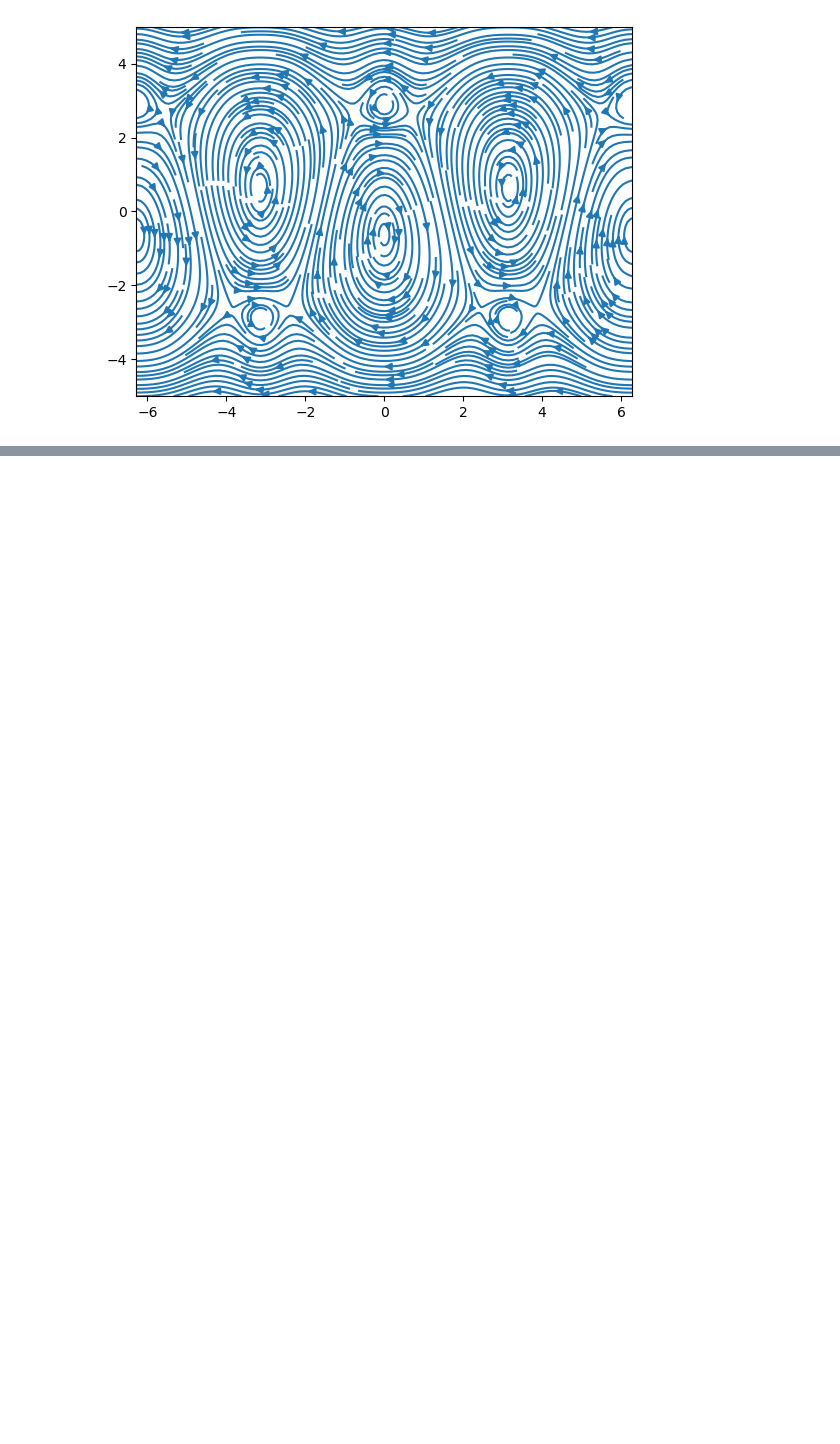
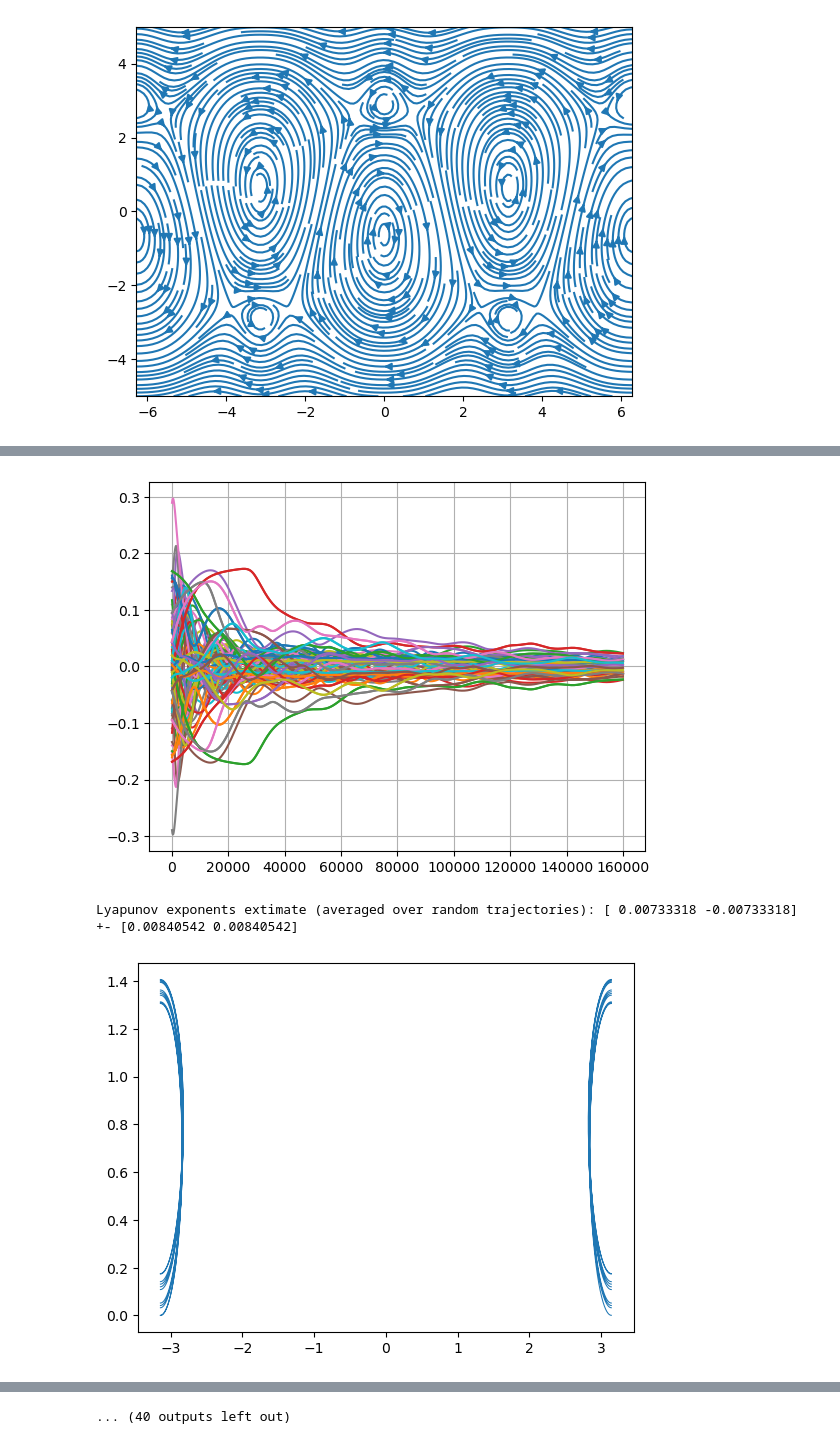
Before and after one commit to m-a-pianini/Dyna, a Jupyter notebook: experiments/samelson.ipynb, the cells around one changed output, grey strips where cells are left out. Drawn from its saved outputs; the diff is of its cells as text; code cells hidden in the pictures; blank space fills up the shorter version.

```diff
--- a/experiments/samelson.ipynb
+++ b/experiments/samelson.ipynb
@@ -116,0 +139,41 @@ Lyapunov exponent extimate (averaged over random trajectories): [ 0.01101411 -0.
+# %%
+# Second experiment: non-random condition
+
+# Define points
+flurry = jnp.concat([jnp.array([jnp.linspace(-jnp.pi, jnp.pi, 30), jnp.zeros(30)]).T,
+                     jnp.array([jnp.linspace(-jnp.pi/2, jnp.pi/2, 10), jnp.full(10, 2.75)]).T,
+                     jnp.array([jnp.linspace(-jnp.pi*3/2, -jnp.pi/2, 10), jnp.full(10, -2.75)]).T,
+                                ])
+t0_batch = jnp.zeros(len(flurry))
+
+# Build mappable function
+flurry_compute = make_batch_lyapunov_solver(flow=rhs, solver=solver, dt=dt, stepsize=stepsc, n_intervals=N_iters, burn_in=int(N_iters*burns))
+batched_lyap = jax.jit(
+    jax.vmap(flurry_compute, in_axes=(0, 0, None, None))
+)
+
+# Execute
+flurry_trajects, flurry_cum_lyaps = batched_lyap(flurry, t0_batch, pars, steps*dt)
+# %%
+# Plot and results
+for cum in flurry_cum_lyaps:
+    plt.plot(cum)
+plt.grid(True)
+plt.savefig(FIG_PATH + "Rand_lyaps.png")
+plt.show(cwd + '/samelson_lyap100.png')
+lyap_ext = flurry_cum_lyaps.mean(axis=0)[-1, :]
+lyap_std = flurry_cum_lyaps.std(axis=0)[-1, :]
+print(f"Lyapunov exponents extimate (averaged over random trajectories): {lyap_ext} +- {lyap_std}")
+
+# Trajectories
+flurry_trajects_trasp = np.transpose(flurry_trajects, axes=(0, -1, -2))
+#with plt.style.context('Solarize_Light2'):
+for traj in flurry_trajects_trasp:
+    plot_wrapped(*traj, linewidth=0.75)
+plt.grid(True)
+plt.savefig(FIG_PATH + "Rand_trajects.png", dpi=1500)
+plt.show()
+# %% [output]
+[figure, added]
+Lyapunov exponents extimate (averaged over random trajectories): [ 0.00733318 -0.00733318] +- [0.00840542 0.00840542]
+[figure, added]
@@ -116,0 +189 @@ Lyapunov exponent extimate (averaged over random trajectories): [ 0.01101411 -0.
+... (40 outputs left out)
```
Also changed, not shown: parts of 11 cells of this notebook, 3 other files.
